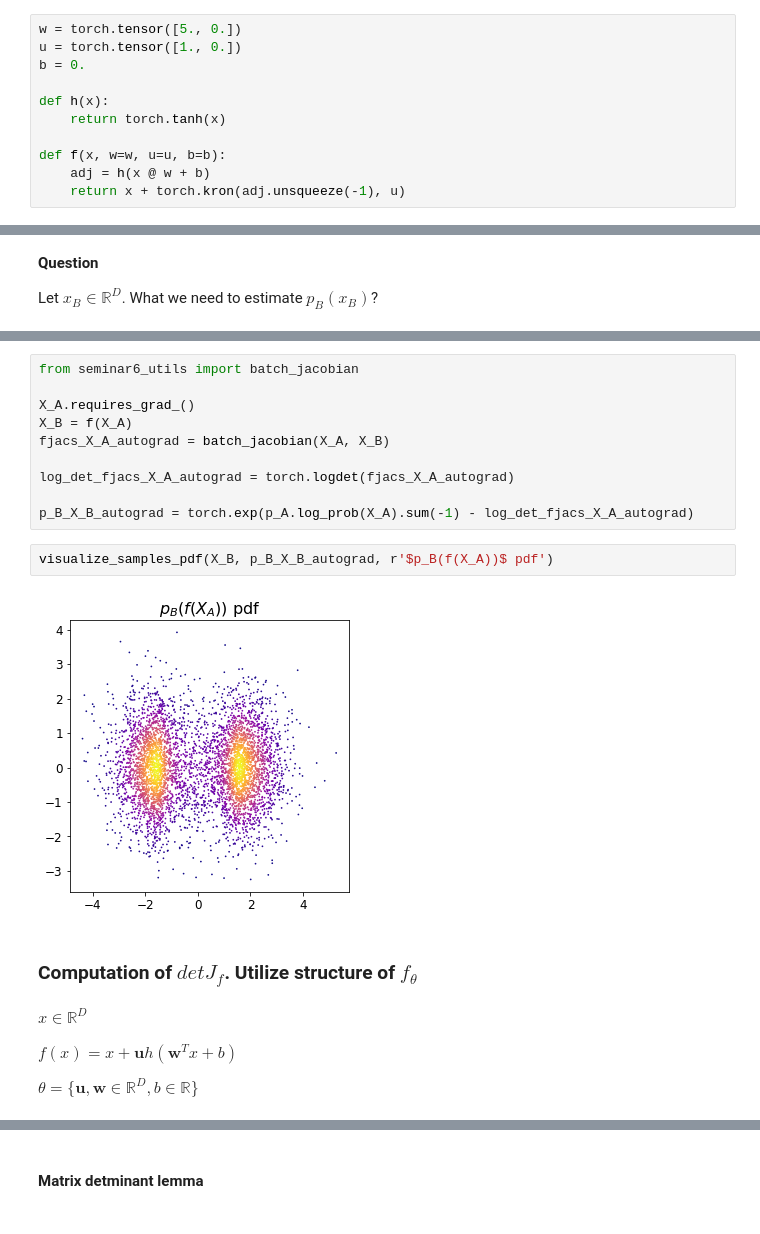
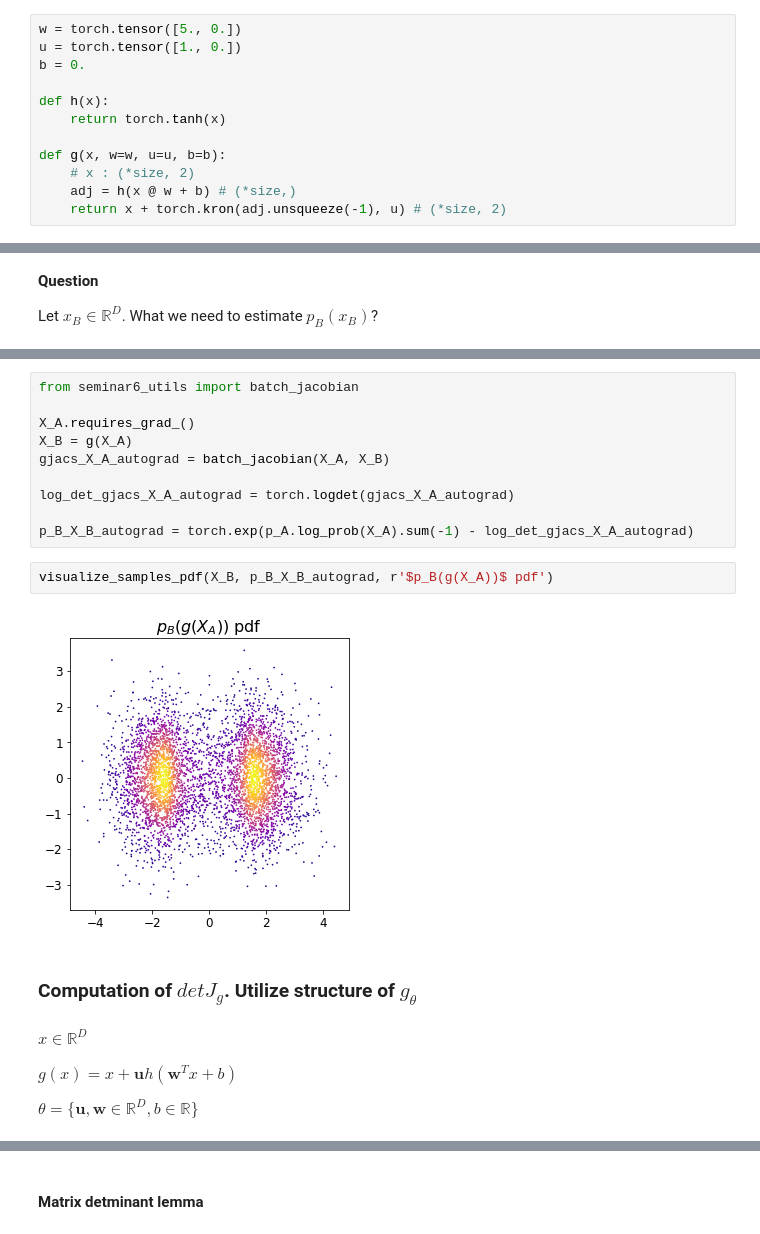
Before and after one commit to r-isachenko/2022-2023-DGM-AIMasters-course, a Jupyter notebook: seminars/seminar6/seminar6.ipynb, the cells around one changed output, grey strips where cells are left out. Drawn from its saved outputs; the diff is of its cells as text.

```diff
--- a/seminars/seminar6/seminar6.ipynb
+++ b/seminars/seminar6/seminar6.ipynb
@@ -149,6 +169,7 @@ b = 0.
 def h(x):
     return torch.tanh(x)
 
-def f(x, w=w, u=u, b=b):
-    adj = h(x @ w + b)
-    return x + torch.kron(adj.unsqueeze(-1), u)
+def g(x, w=w, u=u, b=b):
+    # x : (*size, 2)
+    adj = h(x @ w + b) # (*size,)
+    return x + torch.kron(adj.unsqueeze(-1), u) # (*size, 2)
@@ -193,22 +216,22 @@ Let $x_B \in \mathbb{R}^D$. What we need to estimate $p_B(x_B)$?
 from seminar6_utils import batch_jacobian
 
 X_A.requires_grad_()
-X_B = f(X_A)
-fjacs_X_A_autograd = batch_jacobian(X_A, X_B)
+X_B = g(X_A)
+gjacs_X_A_autograd = batch_jacobian(X_A, X_B)
 
-log_det_fjacs_X_A_autograd = torch.logdet(fjacs_X_A_autograd)
+log_det_gjacs_X_A_autograd = torch.logdet(gjacs_X_A_autograd)
 
-p_B_X_B_autograd = torch.exp(p_A.log_prob(X_A).sum(-1) - log_det_fjacs_X_A_autograd)
+p_B_X_B_autograd = torch.exp(p_A.log_prob(X_A).sum(-1) - log_det_gjacs_X_A_autograd)
 # %%
-visualize_samples_pdf(X_B, p_B_X_B_autograd, r'$p_B(f(X_A))$ pdf')
+visualize_samples_pdf(X_B, p_B_X_B_autograd, r'$p_B(g(X_A))$ pdf')
 # %% [output]
-[figure, old version]
+[figure, new version]
 # %% [markdown]
-### Computation of $det J_f$. Utilize structure of $f_{\theta}$
+### Computation of $det J_g$. Utilize structure of $g_{\theta}$
 # %% [markdown]
 $x \in \mathbb{R}^D$
 
-$f(x) = x + \mathbf{u}h(\mathbf{w}^T x + b)$
+$g(x) = x + \mathbf{u}h(\mathbf{w}^T x + b)$
 
 
 $\theta = \{\mathbf{u,w} \in \mathbb{R}^D, b \in \mathbb{R}\}$
```
Also changed, not shown: parts of 51 cells of this notebook, 8 other files.
